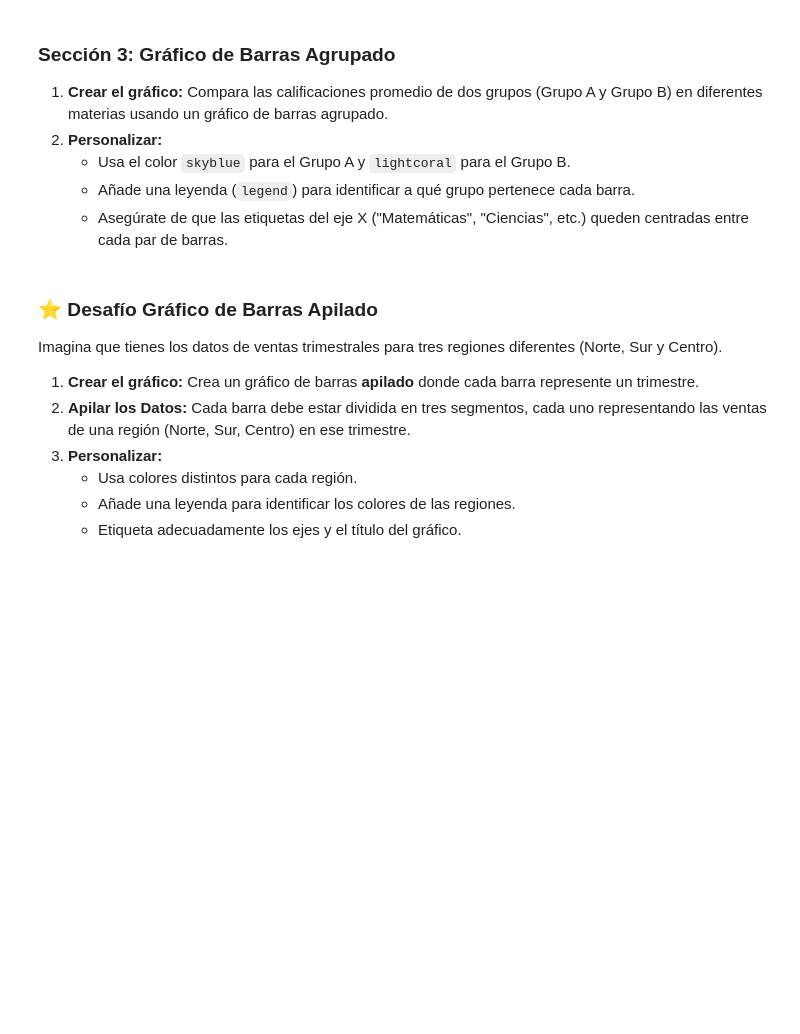
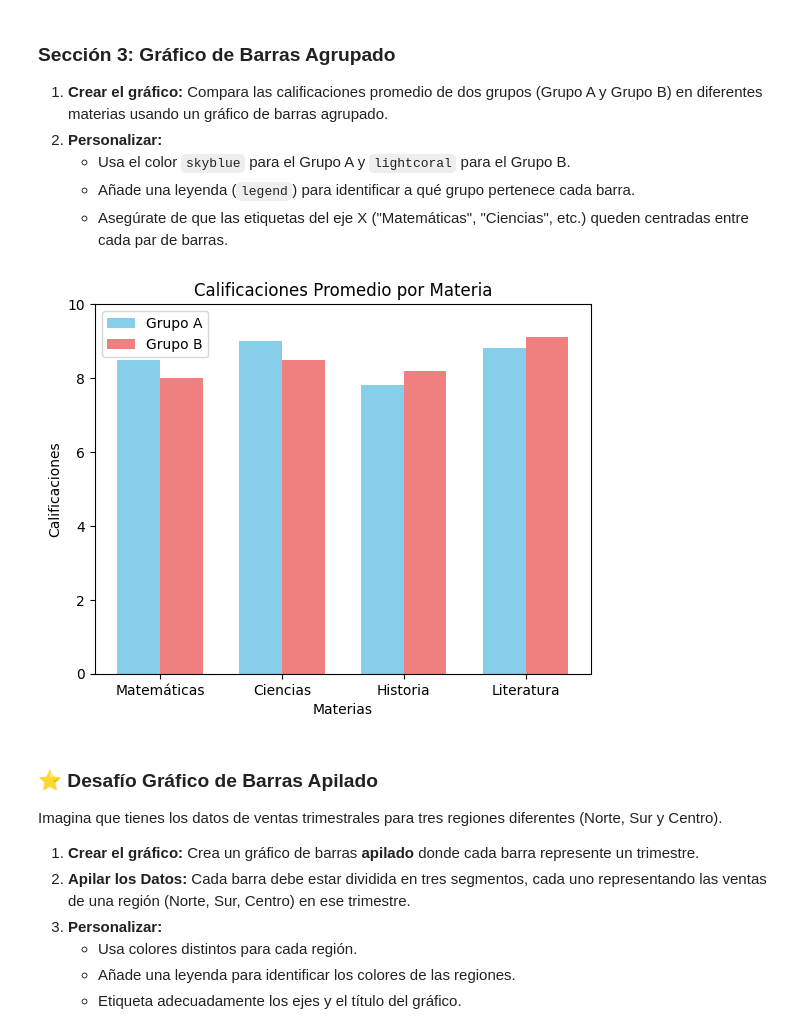
Before and after one commit to xisaach03/Practica_Numpy_1-, a Jupyter notebook: Numpy_Bar_Exercise_Students.ipynb, the cells around one changed output. Cells and saved outputs as stored; diff of their text form; code cells hidden in the pictures; blank space fills up the shorter version.

```diff
--- a/Numpy_Bar_Exercise_Students.ipynb
+++ b/Numpy_Bar_Exercise_Students.ipynb
@@ -56,9 +109,23 @@ ventas_miles = [85, 120, 95, 110, 75]
 # %%
 materias = ['Matemáticas', 'Ciencias', 'Historia', 'Literatura']
 calificaciones_A = np.array([8.5, 9.0, 7.8, 8.8])
 calificaciones_B = np.array([8.0, 8.5, 8.2, 9.1])
 
 # Espacio para tus respuestas de la Sección 3
+
+x = np.arange(len(materias))
+width = 0.35
+plt.bar(x - width/2, calificaciones_A, width, label='Grupo A', color='skyblue')
+plt.bar(x + width/2, calificaciones_B, width, label='Grupo B', color='lightcoral')
+plt.xticks(x, materias)
+plt.title("Calificaciones Promedio por Materia")
+plt.xlabel("Materias")
+plt.ylabel("Calificaciones")
+plt.legend()
+plt.ylim(0, 10)
+plt.show()
+# %% [output]
+[figure, added]
 # %% [markdown]
 ### ⭐ Desafío  Gráfico de Barras Apilado
 
```
Also changed, not shown: parts of 3 cells of this notebook.
